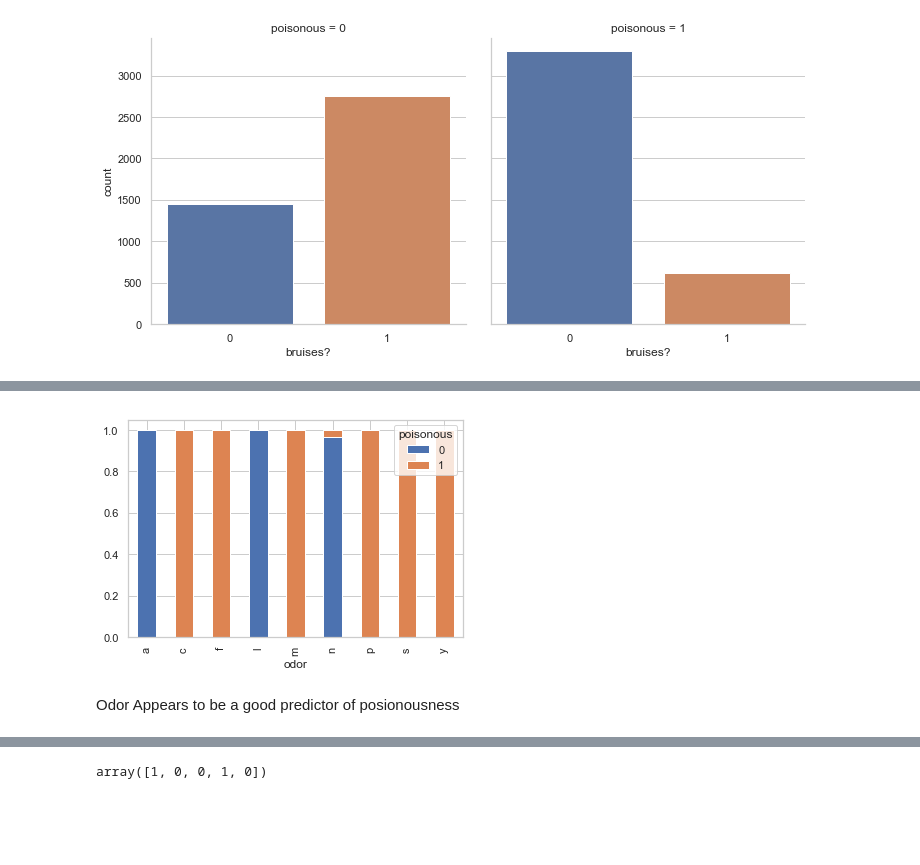
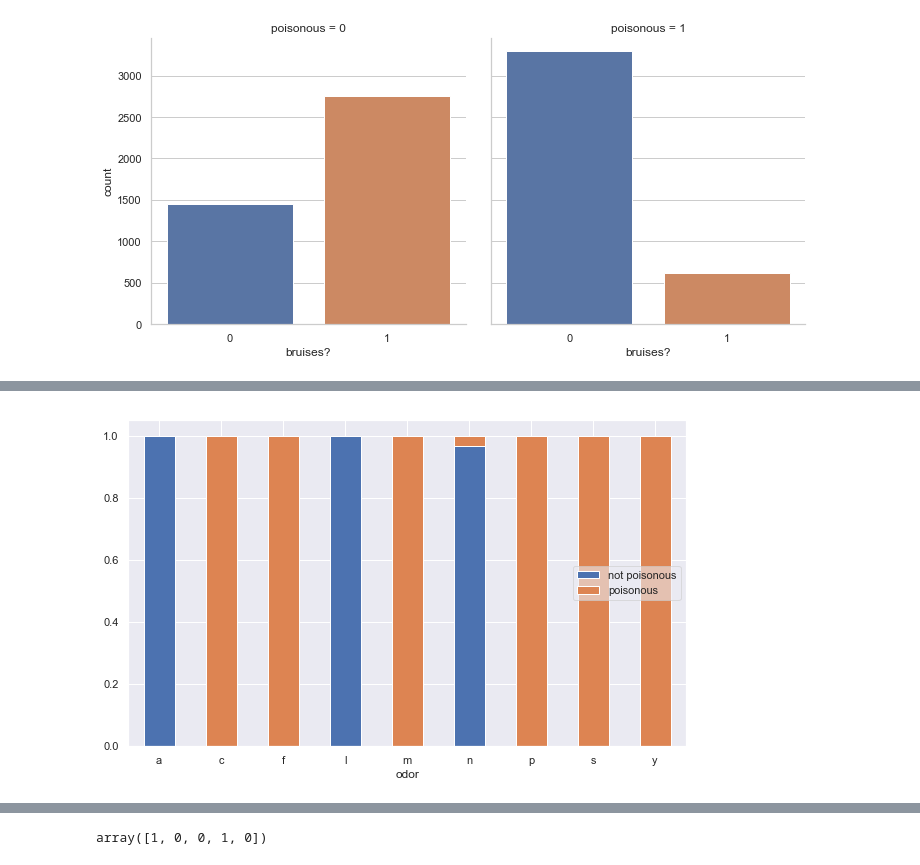
Before and after one commit to jacoblgoodman/DAV-5400, a Jupyter notebook: project4/j_goodman_project4.ipynb, the cells around one changed output, grey strips where cells are left out. Saved outputs shown, nothing was run; the diff lists cells and outputs as text; code cells hidden in the pictures; blank space fills up the shorter version.

```diff
--- a/project4/j_goodman_project4.ipynb
+++ b/project4/j_goodman_project4.ipynb
@@ -102,7 +136,8 @@ Name: spore-print-color, dtype: int64
 # %%
-df_for_pred.loc[
-    df_for_pred['spore-print-color'].isin(['r','u','b','o','y']),
-    'spore-print-color'] = 'other'
+#setting sparse to other with isin method
+df_for_pred.loc[df_for_pred['spore-print-color'].isin(['r','u','b','o','y']),'spore-print-color'] = 'other'
+
+#sanity check
 display(df_for_pred['spore-print-color'].value_counts())
 # %% [output]
 w        2388
@@ -172,7 +222,7 @@ pd.crosstab(df_for_pred['spore-print-color'],df_for_pred.poisonous).plot.bar();
 # %%
 table = pd.crosstab(df_for_pred.odor,df_for_pred.poisonous)
-table.div(table.sum(1).astype(float),axis=0).plot(kind='bar',stacked=True);
+ax = table.div(table.sum(1).astype(float),axis=0).plot(kind='bar',stacked=True,figsize=(10,6))
+plt.xticks(rotation=0);
+ax.legend(['not poisonous','poisonous'],loc = 5,framealpha = .6);
 # %% [output]
-[figure, old version]
+[figure, new version]
-# %% [markdown]
-Odor Appears to be a good predictor of posionousness
```
Also changed, not shown: parts of 38 cells of this notebook.
